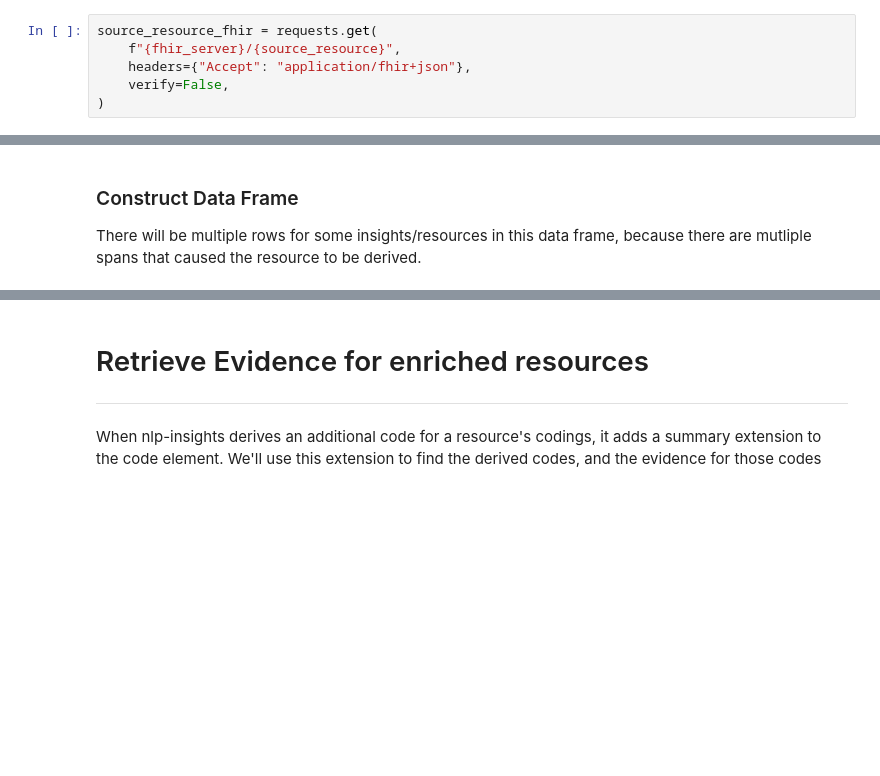
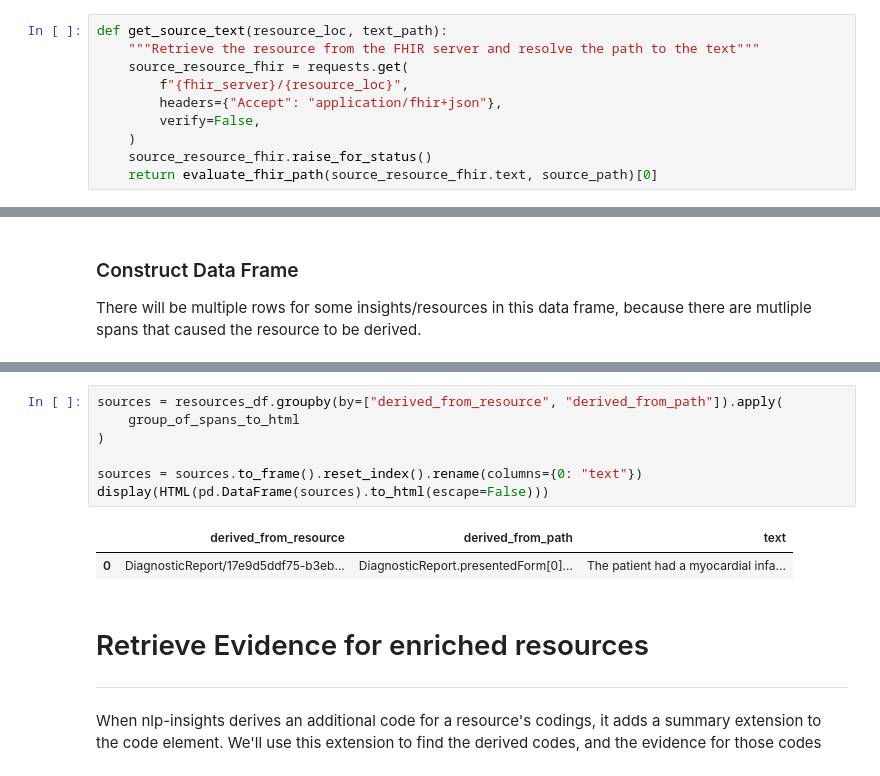
Before and after one commit to LinuxForHealth/health-patterns, a Jupyter notebook: services/nlp-insights/doc/examples/fhir_integration/fhir_integration_tutorial.ipynb, the cells around one changed output, grey strips where cells are left out. Drawn from its saved outputs; the diff is of its cells as text; blank space fills up the shorter version.

Commit message:
Ntl post merge changes (#370)
Update documenation
Change REST APIs to return only json or 204 NO CONTENT.
Require python to be version 3.9

```diff
--- a/services/nlp-insights/doc/examples/fhir_integration/fhir_integration_tutorial.ipynb
+++ b/services/nlp-insights/doc/examples/fhir_integration/fhir_integration_tutorial.ipynb
@@ -482,9 +497,13 @@ source_resource, source_path = (
     .iloc[0]
 )
 # %%
-source_resource_fhir = requests.get(
-    f"{fhir_server}/{source_resource}",
-    headers={"Accept": "application/fhir+json"},
-    verify=False,
-)
+def get_source_text(resource_loc, text_path):
+    """Retrieve the resource from the FHIR server and resolve the path to the text"""
+    source_resource_fhir = requests.get(
+        f"{fhir_server}/{resource_loc}",
+        headers={"Accept": "application/fhir+json"},
+        verify=False,
+    )
+    source_resource_fhir.raise_for_status()
+    return evaluate_fhir_path(source_resource_fhir.text, source_path)[0]
 # %%
@@ -563,3 +631,13 @@ resources_df.loc[
+# %%
+sources = resources_df.groupby(by=["derived_from_resource", "derived_from_path"]).apply(
+    group_of_spans_to_html
+)
+
+sources = sources.to_frame().reset_index().rename(columns={0: "text"})
+display(HTML(pd.DataFrame(sources).to_html(escape=False)))
+# %% [output]
+|  | derived_from_resource | derived_from_path | text |
+| 0 | DiagnosticReport/17e9d5ddf75-b3eb... | DiagnosticReport.presentedForm[0]... | The patient had a myocardial infa... |
 # %% [markdown]
 # Retrieve Evidence for enriched resources
 ---
```
Also changed, not shown: parts of 25 cells of this notebook, 13 other files.
